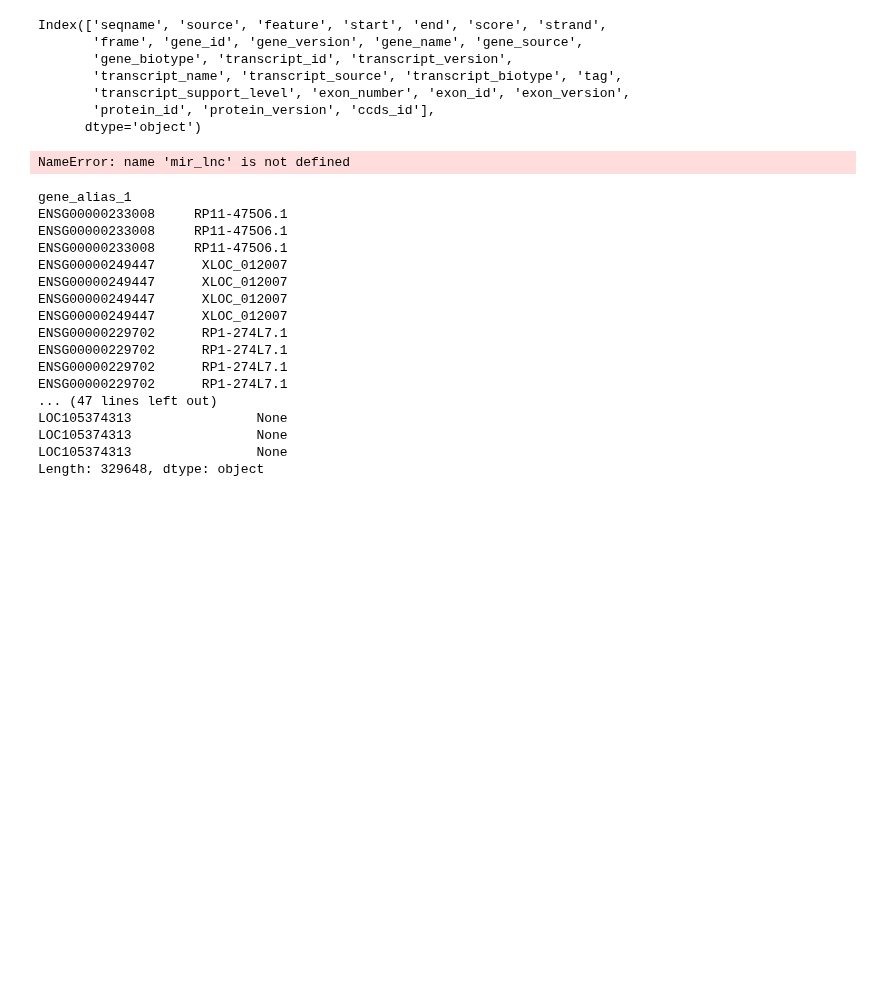
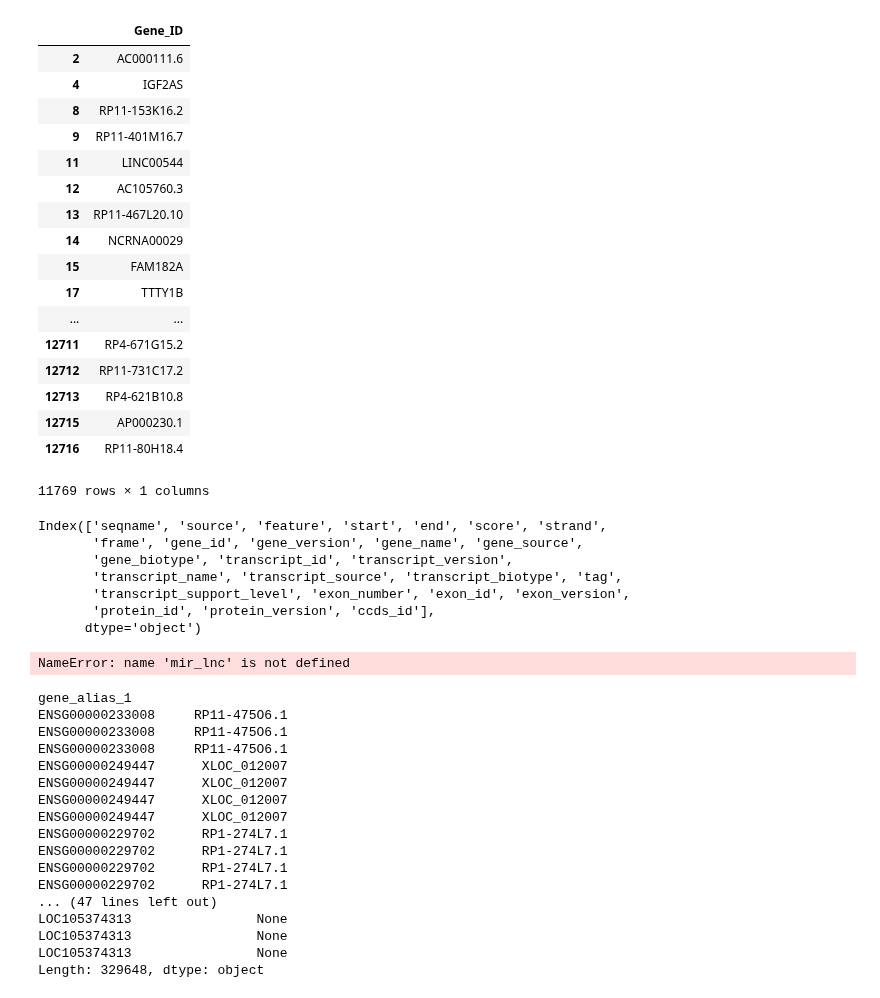
Before and after one commit to JonnyTran/MultiOmicsGraphEmbedding, a Jupyter notebook: lncRNA_names_and_databases.ipynb, the cells around one changed output. Drawn from its saved outputs; the diff is of its cells as text; code cells hidden in the pictures; blank space fills up the shorter version.

```diff
--- a/lncRNA_names_and_databases.ipynb
+++ b/lncRNA_names_and_databases.ipynb
@@ -37,3 +129,24 @@ lncrna_dict = pd.Series(lnc_names_df["gene_name"].values, index=lnc_names_df["ge
+# %%
+lncrna_engs__removed_replaced[~lncrna_engs__removed_replaced["Gene_ID"].str.contains("ENSG")]
+# %% [output]
+|  | Gene_ID |
+| 2 | AC000111.6 |
+| 4 | IGF2AS |
+| 8 | RP11-153K16.2 |
+| 9 | RP11-401M16.7 |
+| 11 | LINC00544 |
+| 12 | AC105760.3 |
+| 13 | RP11-467L20.10 |
+| 14 | NCRNA00029 |
+| 15 | FAM182A |
+| 17 | TTTY1B |
+| ... | ... |
+| 12711 | RP4-671G15.2 |
+| 12712 | RP11-731C17.2 |
+| 12713 | RP4-621B10.8 |
+| 12715 | AP000230.1 |
+| 12716 | RP11-80H18.4 |
+11769 rows × 1 columns
 # %%
 from GTF import dataframe as read_gtf
 lnc_names_df = read_gtf("/home/jonny_admin/PycharmProjects/Bioinformatics_ExternalData/ENSEMBL/Homo_sapiens.GRCh38.92.gtf")
```
Also changed, not shown: parts of 11 cells of this notebook, 1 other file.
